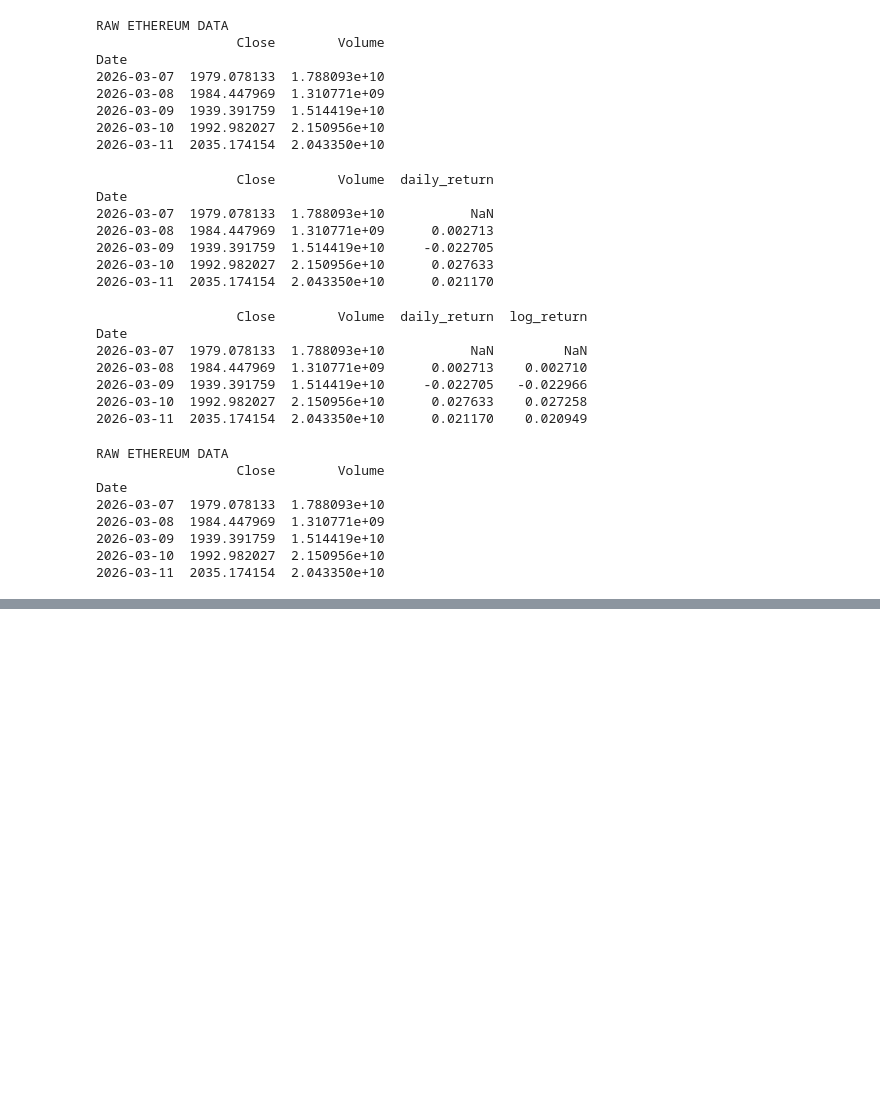
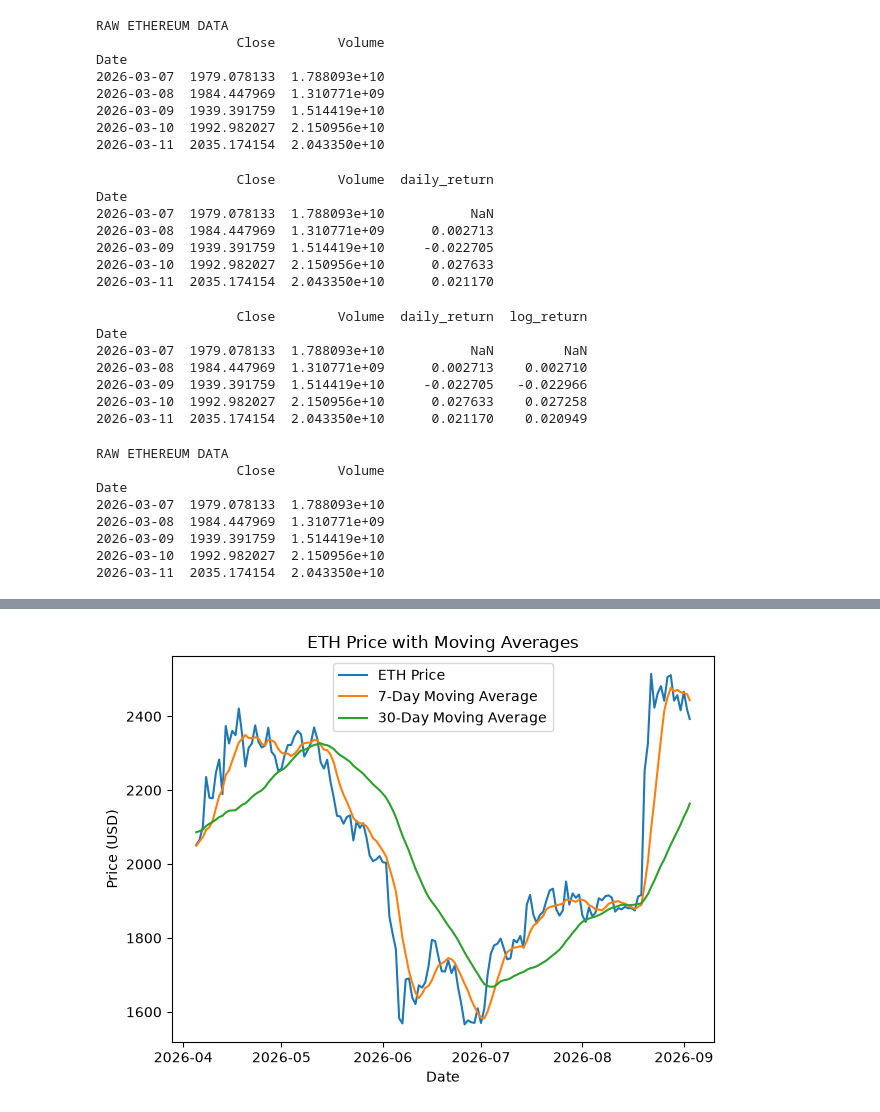
Before and after one commit to AARodgers/coding_notes, a Jupyter notebook: crypto_class/Week5_Homework.ipynb, the cells around one changed output, grey strips where cells are left out. Drawn from its saved outputs; the diff is of its cells as text; code cells hidden in the pictures; blank space fills up the shorter version.

Commit message:
Add visualizations for data

```diff
--- a/crypto_class/Week5_Homework.ipynb
+++ b/crypto_class/Week5_Homework.ipynb
@@ -498,0 +588,15 @@ df["daily_return"] = df["Close"].pct_change()
+# %%
+# REMOVE MISSING VALUES
+
+# Some rows contain NaN (missing values).
+#
+# This happens because moving averages, volatility, and RSI
+# need data from previous days before they can be calculated.
+#
+# dropna() removes rows containing missing values.
+df = df.dropna()
+
+
+# Display the cleaned dataset.
+print("\nFEATURE ENGINEERED DATA")
+print(df.head())
@@ -498,0 +620,61 @@ df["daily_return"] = df["Close"].pct_change()
+# %%
+# Visualize: ETH PRICE VS. MOVING AVG
+
+# plt.figure() creates a new chart.
+#
+# We create a new figure for every visualization.
+plt.figure()
+
+
+# plt.plot() creates a line chart.
+#
+# df.index contains our dates.
+#
+# df["Close"] contains ETH prices.
+plt.plot(
+    df.index,
+    df["Close"],
+    label="ETH Price"
+)
+
+
+# Plot the 7-day moving average.
+plt.plot(
+    df.index,
+    df["ma_7"],
+    label="7-Day Moving Average"
+)
+
+
+# Plot the 30-day moving average.
+plt.plot(
+    df.index,
+    df["ma_30"],
+    label="30-Day Moving Average"
+)
+
+
+# Add a title to the chart.
+plt.title("ETH Price with Moving Averages")
+
+
+# Label the X-axis.
+plt.xlabel("Date")
+
+
+# Label the Y-axis.
+plt.ylabel("Price (USD)")
+
+
+# legend() displays the labels for each line.
+plt.legend()
+
+
+# tight_layout() helps prevent chart elements from overlapping.
+plt.tight_layout()
+
+
+# show() displays the chart.
+plt.show()
+# %% [output]
+[figure, added]
```
Also changed, not shown: parts of 7 cells of this notebook.
